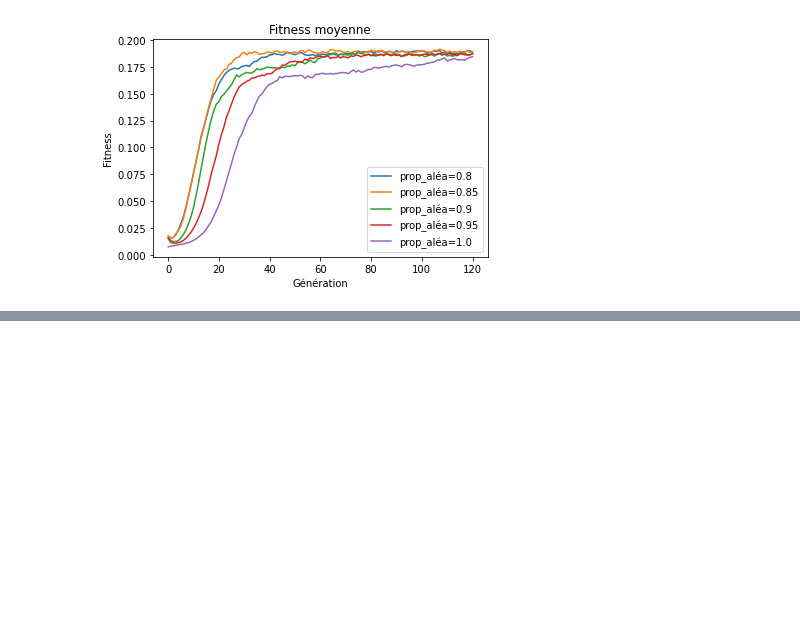
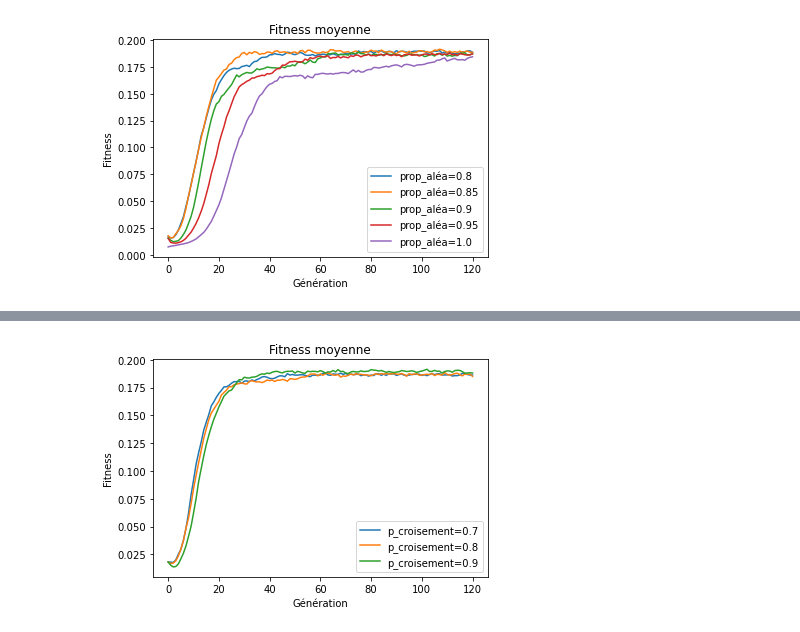
Before and after one commit to HubESI/Optim, a Jupyter notebook: ga_parameters_tuning.ipynb, the cells around one changed output, grey strips where cells are left out. Saved outputs shown, nothing was run; the diff lists cells and outputs as text; code cells hidden in the pictures; blank space fills up the shorter version.

```diff
--- a/ga_parameters_tuning.ipynb
+++ b/ga_parameters_tuning.ipynb
@@ -33,0 +73,16 @@ fig.savefig("ga_concepts/parameters/rand_proportions_tmp.pdf", bbox_inches='tigh
+# %%
+fig, ax = plt.subplots()
+x = np.arange(0, max_generations + 1)
+with open("ga_concepts/parameters/crossover_rates.npy", 'rb') as f:
+    crossover_rates = np.arange(0.7, 0.91, 0.1).round(2)
+    for crossover_rate in crossover_rates:
+        total_nb_solutions = np.load(f)
+        total_avgs_fitness = np.load(f)
+        ax.plot(x, total_avgs_fitness, label=f"p_croisement={crossover_rate}")
+    ax.set_title("Fitness moyenne")
+    ax.set_xlabel("Génération")
+    ax.set_ylabel("Fitness")
+    ax.legend()
+    fig.savefig("ga_concepts/parameters/crossover_rates_light.pdf", bbox_inches='tight')
+# %% [output]
+[figure, added]
```
Also changed, not shown: parts of 4 cells of this notebook, 5 other files.
